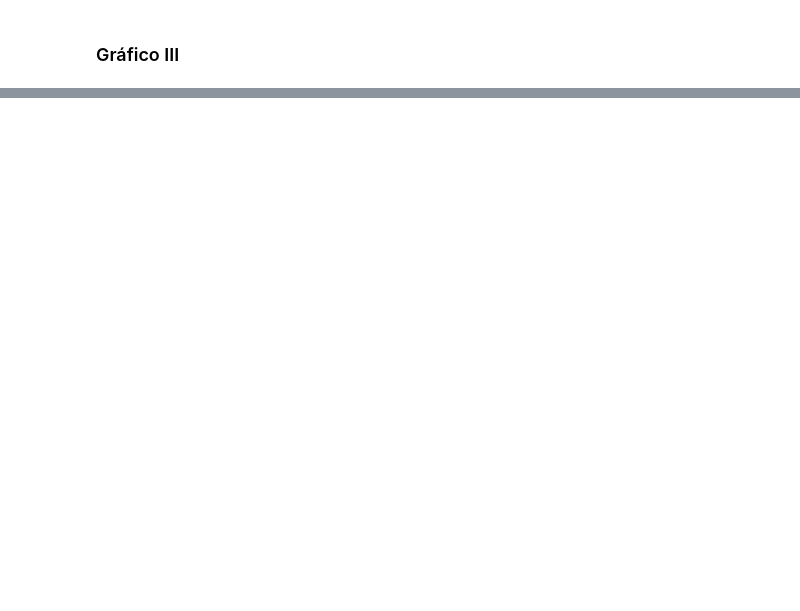
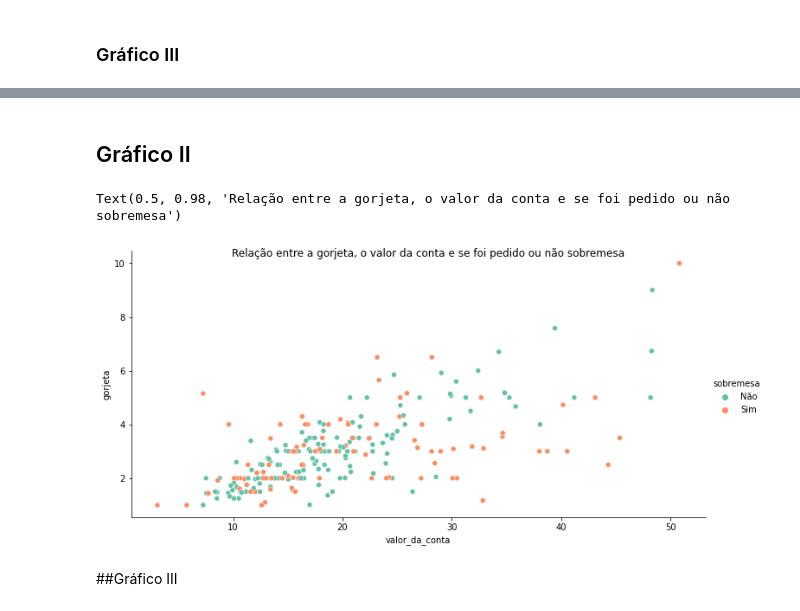
Before and after one commit to strawndri/data-visualization, a Jupyter notebook: Notebooks/Gorjetas.ipynb, the cells around one changed output, grey strips where cells are left out. Saved outputs shown, nothing was run; the diff lists cells and outputs as text; code cells hidden in the pictures; blank space fills up the shorter version.

```diff
--- a/Notebooks/Gorjetas.ipynb
+++ b/Notebooks/Gorjetas.ipynb
@@ -186,0 +248,10 @@ porcentagem_conta3 = sns.lmplot(x="valor_da_conta", y="porcentagem", data=gorjet
+# %% [markdown]
+## Gráfico II
+# %%
+grafico_sobremesa2 = sns.relplot(x='valor_da_conta', y='gorjeta', hue='sobremesa', data=gorjetas, aspect=2)
+grafico_sobremesa2.figure.suptitle('Relação entre a gorjeta, o valor da conta e se foi pedido ou não sobremesa')
+# %% [output]
+Text(0.5, 0.98, 'Relação entre a gorjeta, o valor da conta e se foi pedido ou não sobremesa')
+[figure, added]
+# %% [markdown]
+##Gráfico III
```
Also changed, not shown: parts of 19 cells of this notebook.
